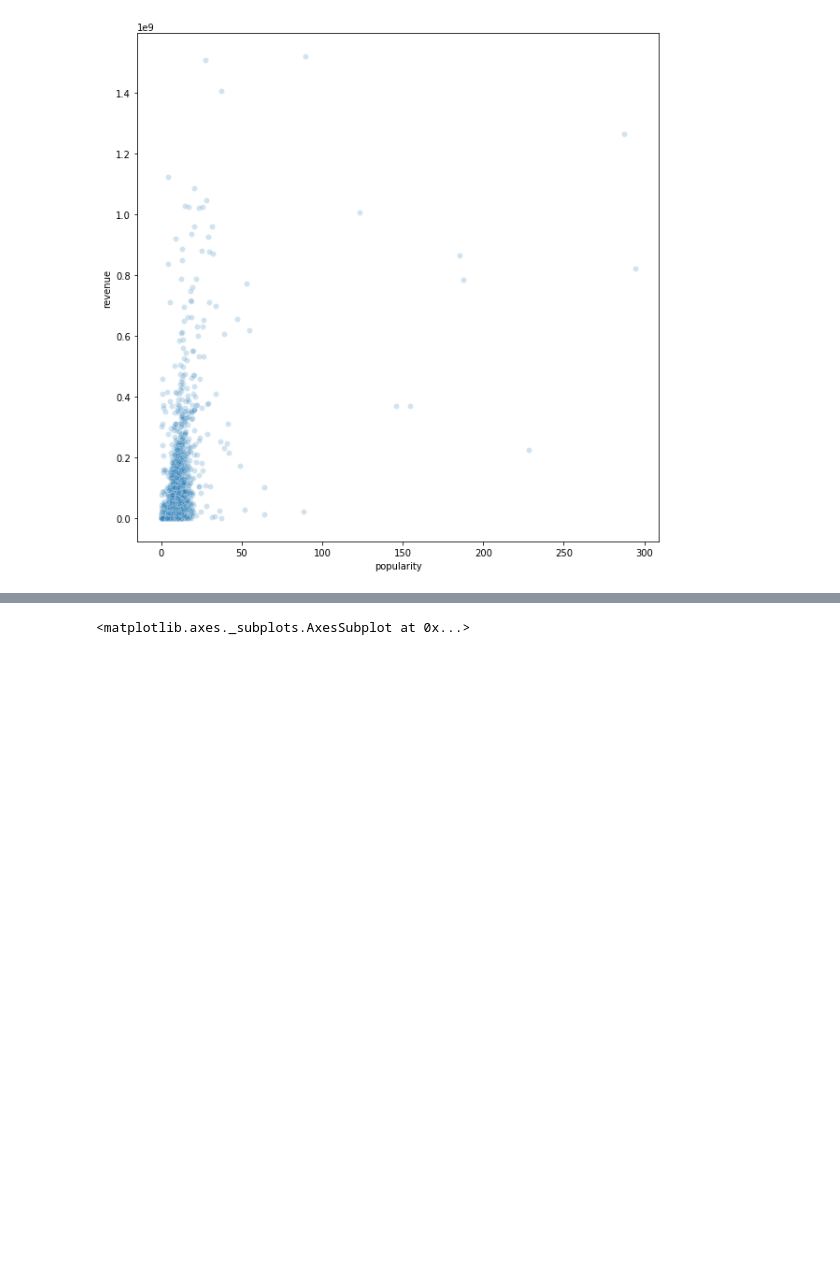
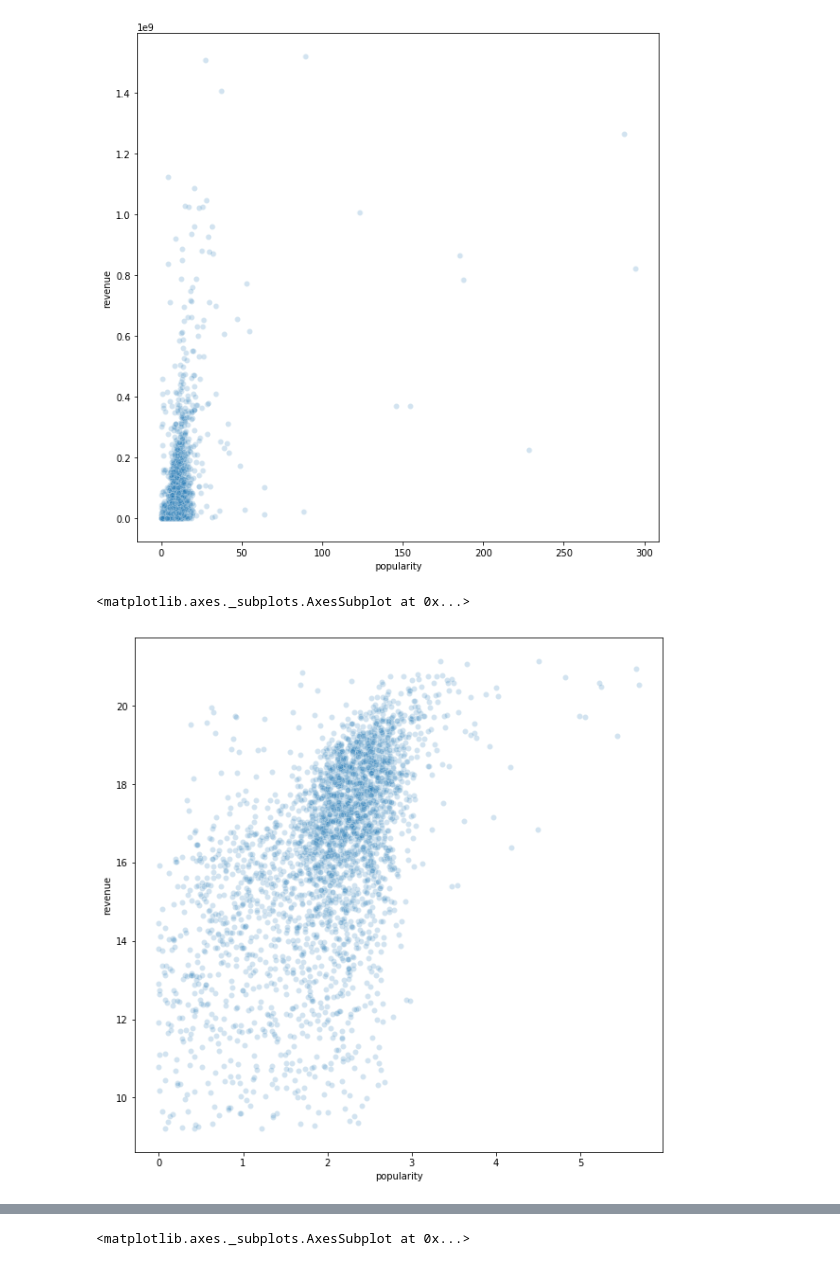
Before and after one commit to Cruzzor/BoxOffice, a Jupyter notebook: exploration_wiebke.ipynb, the cells around one changed output, grey strips where cells are left out. Cells and saved outputs as stored; diff of their text form; code cells hidden in the pictures; blank space fills up the shorter version.

Commit message:
Investigate further wether a linear model could be used for predicting revenue from popularity

```diff
--- a/exploration_wiebke.ipynb
+++ b/exploration_wiebke.ipynb
@@ -83,0 +73,2 @@ len(data[data.popularity == 0])
+# %%
+data_cleaned = data[data.revenue >= 10000]
@@ -87,3 +86,10 @@ sns.scatterplot(x='popularity', y='revenue', data=data, alpha=0.2)
 # %% [output]
 <matplotlib.axes._subplots.AxesSubplot at 0x...>
 [figure]
+# %%
+# playing around with logarithms, closest to linear seems log1p(popularity) vs log(revenue)
+plt.figure(figsize=(10,10))
+sns.scatterplot(x=np.log1p(data_cleaned.popularity), y=np.log(data_cleaned.revenue), alpha=0.2)
+# %% [output]
+<matplotlib.axes._subplots.AxesSubplot at 0x...>
+[figure, added]
```
Also changed, not shown: parts of 23 cells of this notebook.
